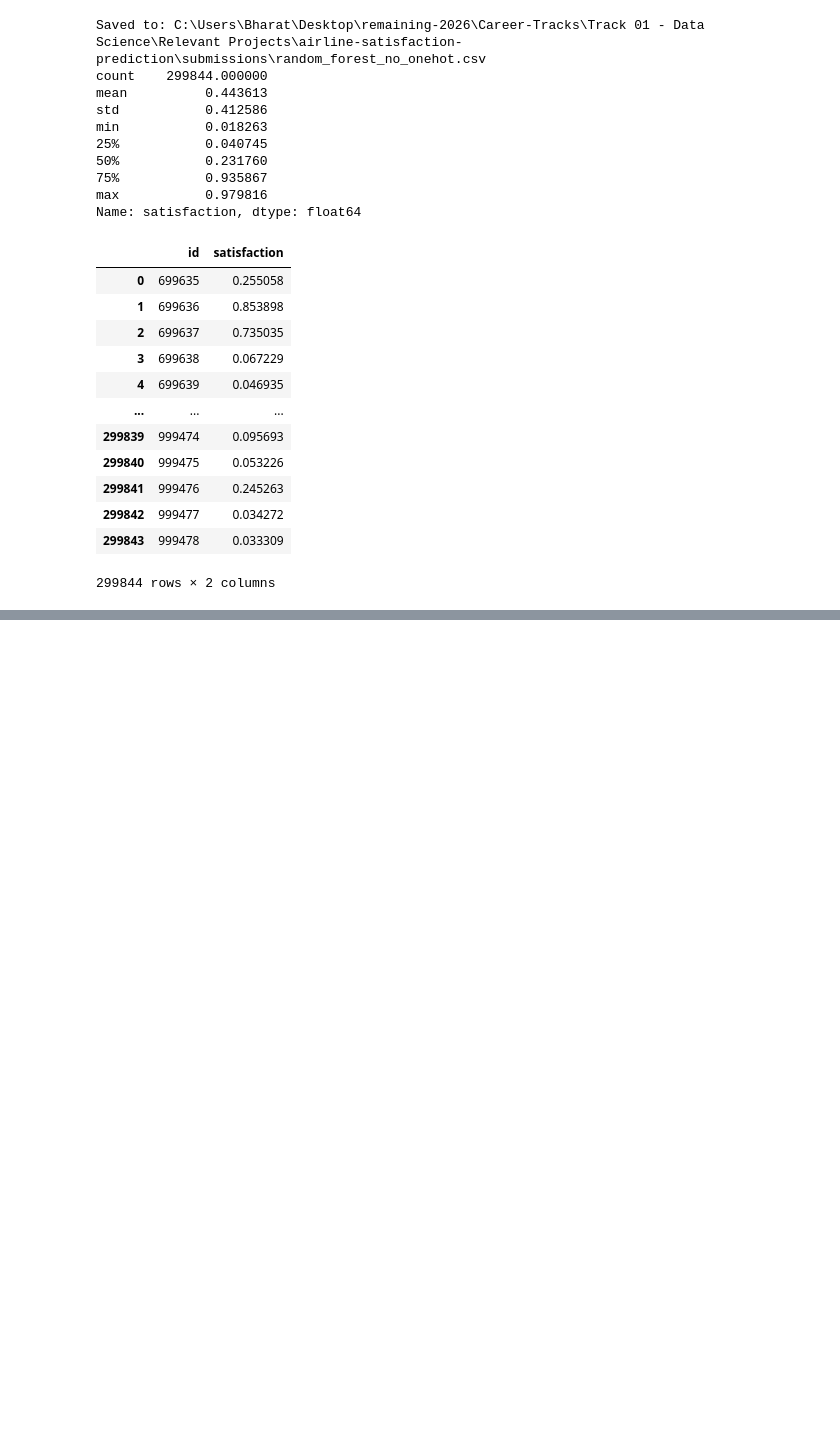
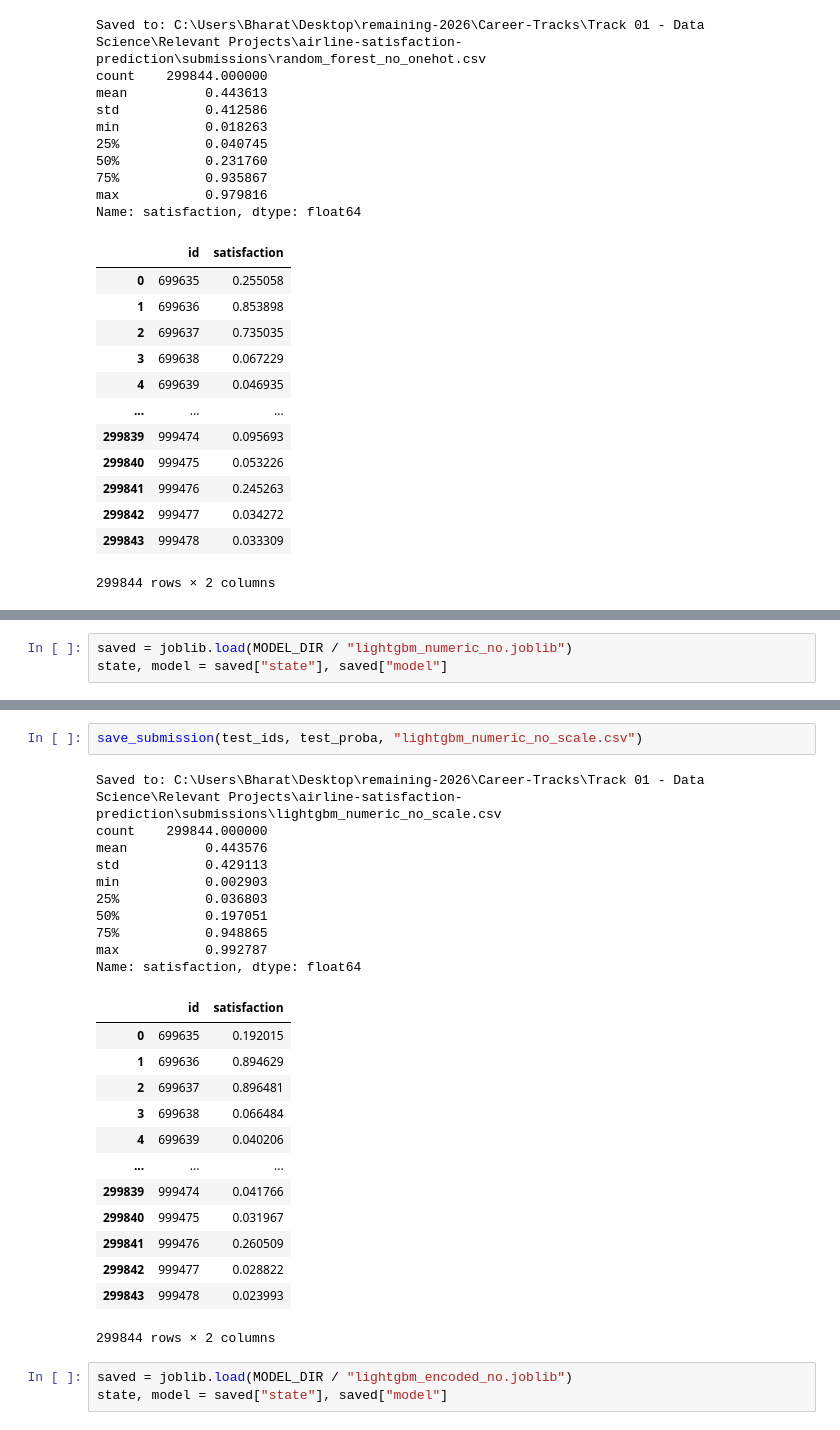
Before and after one commit to BharatK0049/airline-satisfaction-prediction, a Jupyter notebook: notebooks/00_submission.ipynb, the cells around one changed output, grey strips where cells are left out. Drawn from its saved outputs; the diff is of its cells as text; blank space fills up the shorter version.

```diff
--- a/notebooks/00_submission.ipynb
+++ b/notebooks/00_submission.ipynb
@@ -230,0 +311,3 @@ Name: satisfaction, dtype: float64
+# %%
+saved = joblib.load(MODEL_DIR / "lightgbm_numeric_no.joblib")
+state, model = saved["state"], saved["model"]
@@ -230,0 +321,29 @@ Name: satisfaction, dtype: float64
+# %%
+save_submission(test_ids, test_proba, "lightgbm_numeric_no_scale.csv")
+# %% [output]
+Saved to: C:\Users\Bharat\Desktop\remaining-2026\Career-Tracks\Track 01 - Data Science\Relevant Projects\airline-satisfaction-prediction\submissions\lightgbm_numeric_no_scale.csv
+count    299844.000000
+mean          0.443576
+std           0.429113
+min           0.002903
+25%           0.036803
+50%           0.197051
+75%           0.948865
+max           0.992787
+Name: satisfaction, dtype: float64
+|  | id | satisfaction |
+| 0 | 699635 | 0.192015 |
+| 1 | 699636 | 0.894629 |
+| 2 | 699637 | 0.896481 |
+| 3 | 699638 | 0.066484 |
+| 4 | 699639 | 0.040206 |
+| ... | ... | ... |
+| 299839 | 999474 | 0.041766 |
+| 299840 | 999475 | 0.031967 |
+| 299841 | 999476 | 0.260509 |
+| 299842 | 999477 | 0.028822 |
+| 299843 | 999478 | 0.023993 |
+299844 rows × 2 columns
+# %%
+saved = joblib.load(MODEL_DIR / "lightgbm_encoded_no.joblib")
+state, model = saved["state"], saved["model"]
```
Also changed, not shown: parts of 17 cells of this notebook.
